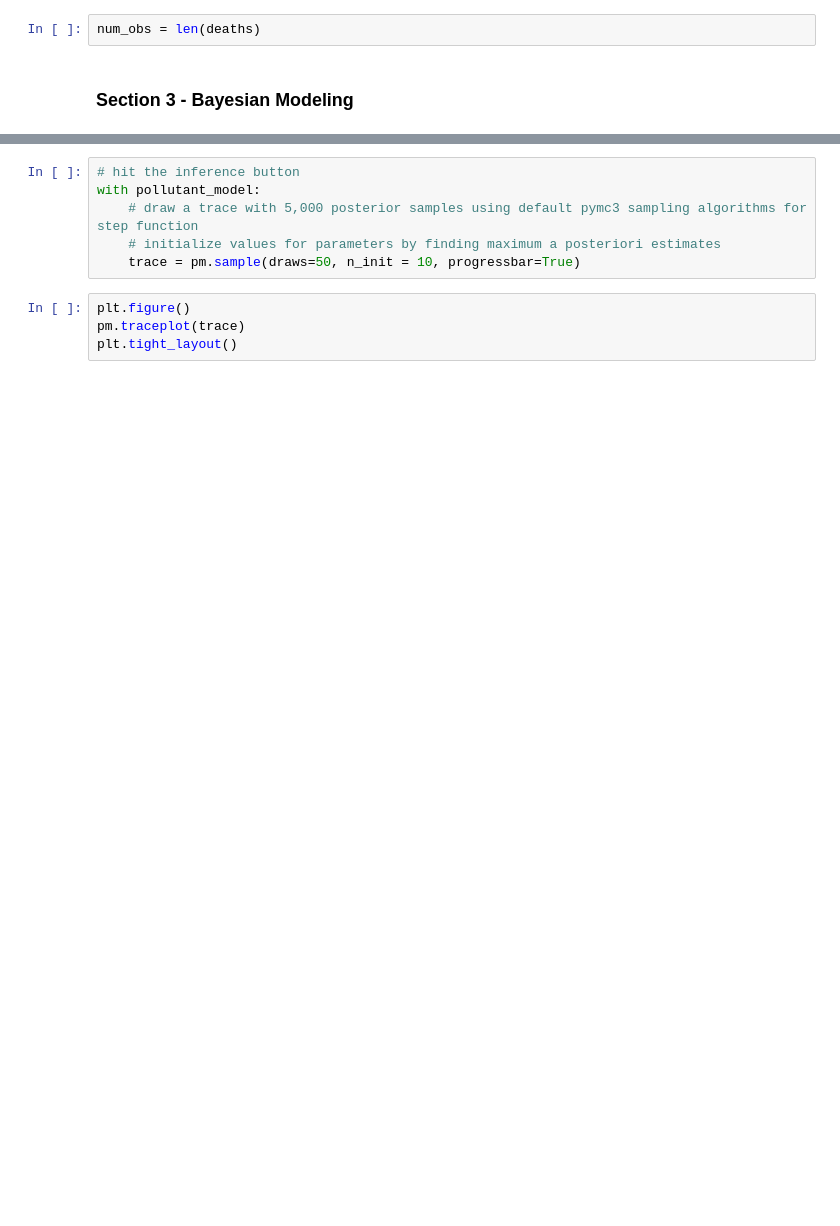
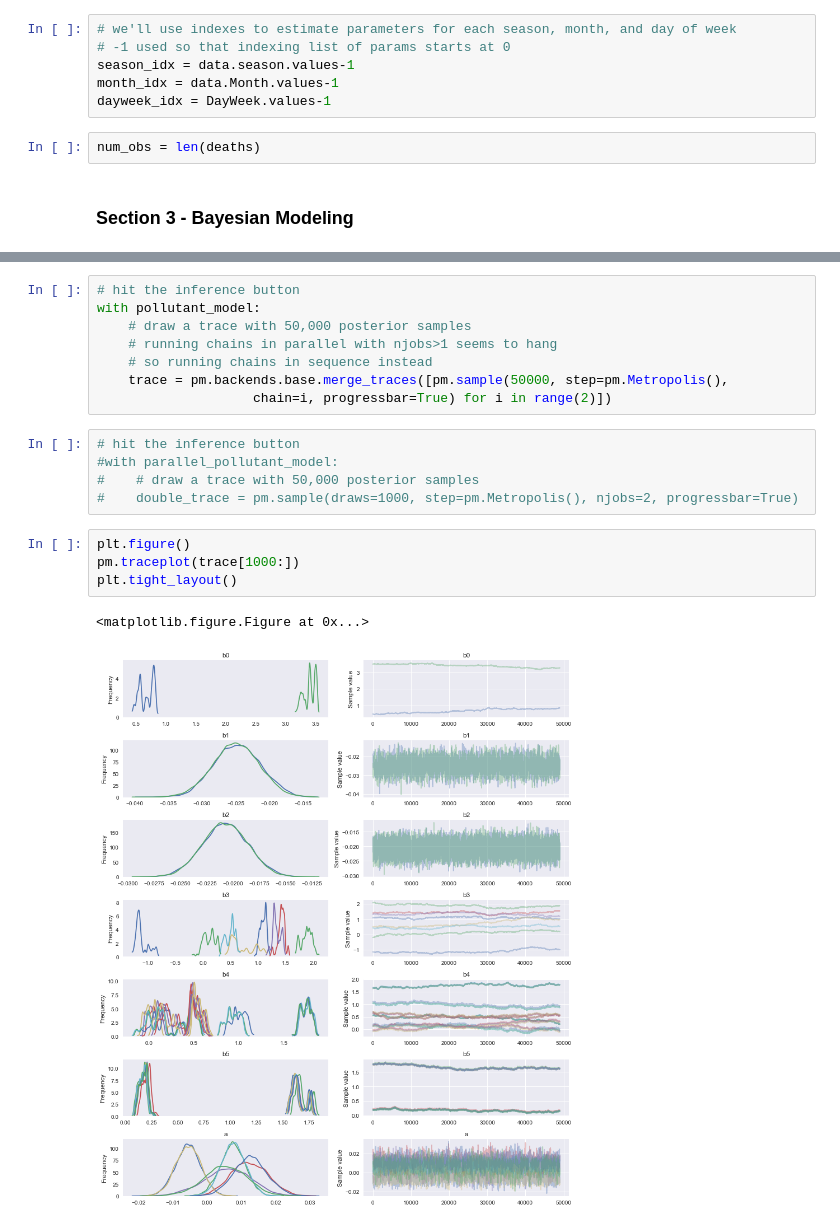
Before and after one commit to d-diaz/SEFS590F_Winter2017, a Jupyter notebook: SEFS 590F (Bayesian Models) - Final Exam.ipynb, the cells around one changed output, grey strips where cells are left out. Cells and saved outputs as stored; diff of their text form; blank space fills up the shorter version.

```diff
--- a/SEFS 590F (Bayesian Models) - Final Exam.ipynb
+++ b/SEFS 590F (Bayesian Models) - Final Exam.ipynb
@@ -88,3 +75,9 @@ deaths = data.Deaths
+# %%
+# we'll use indexes to estimate parameters for each season, month, and day of week
+# -1 used so that indexing list of params starts at 0
+season_idx = data.season.values-1
+month_idx = data.Month.values-1
+dayweek_idx = DayWeek.values-1
 # %%
 num_obs = len(deaths)
 # %% [markdown]
@@ -120,13 +106,23 @@ with pm.Model() as pollutant_model:
 
     # Likelihood
     y_obs = pm.Poisson('y_obs', mu=mu_t, observed=deaths)
+# %%
+# hit the inference button
+with pollutant_model:
+    # draw a trace with 50,000 posterior samples
+    # running chains in parallel with njobs>1 seems to hang
+    # so running chains in sequence instead
+    trace = pm.backends.base.merge_traces([pm.sample(50000, step=pm.Metropolis(),
+                    chain=i, progressbar=True) for i in range(2)])
 # %%
 # hit the inference button
-with pollutant_model:
-    # draw a trace with 5,000 posterior samples using default pymc3 sampling algorithms for step function
-    # initialize values for parameters by finding maximum a posteriori estimates
-    trace = pm.sample(draws=50, n_init = 10, progressbar=True)
+#with parallel_pollutant_model:
+#    # draw a trace with 50,000 posterior samples
+#    double_trace = pm.sample(draws=1000, step=pm.Metropolis(), njobs=2, progressbar=True)
 # %%
 plt.figure()
-pm.traceplot(trace)
+pm.traceplot(trace[1000:])
 plt.tight_layout()
+# %% [output]
+<matplotlib.figure.Figure at 0x...>
+[figure, added]
```
Also changed, not shown: parts of 22 cells of this notebook.
